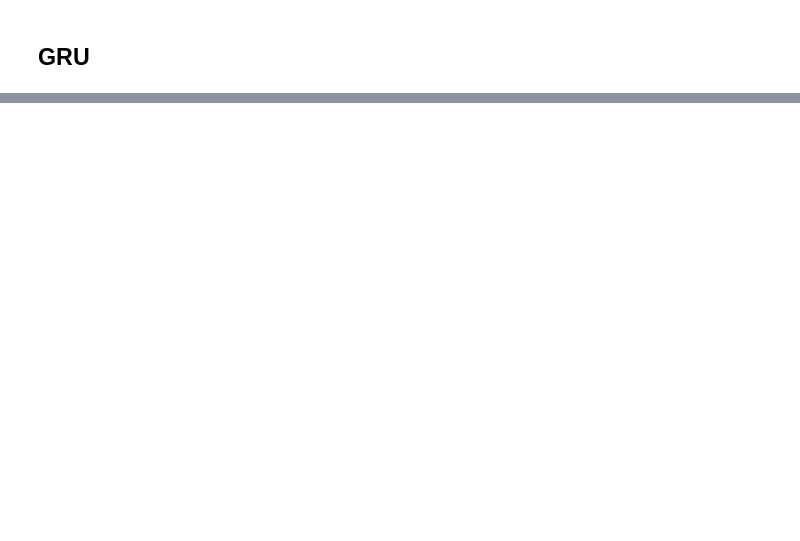
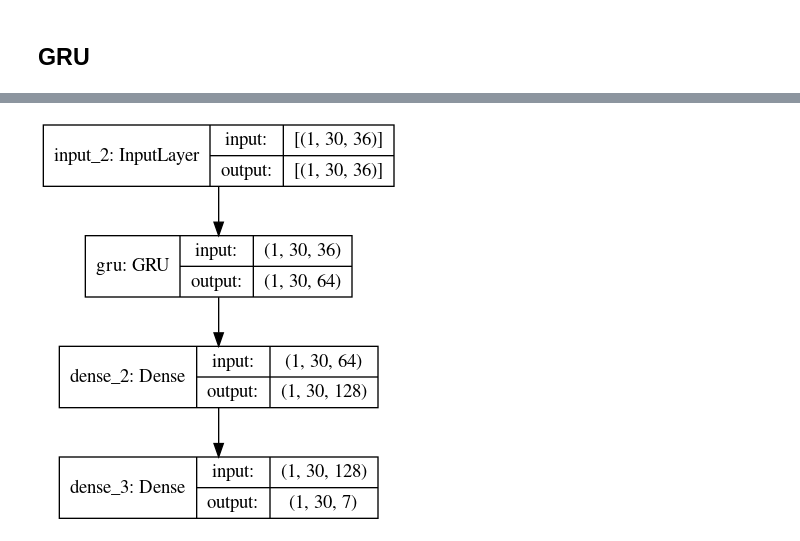
Before and after one commit to balezz/Punch_DL, a Jupyter notebook: RNN-LSTM-GRU.ipynb, the cells around one changed output, grey strips where cells are left out. Drawn from its saved outputs; the diff is of its cells as text; code cells hidden in the pictures; blank space fills up the shorter version.

```diff
--- a/RNN-LSTM-GRU.ipynb
+++ b/RNN-LSTM-GRU.ipynb
@@ -246,3 +243,7 @@ _________________________________________________________________
+# %%
+plot_model(model, show_shapes=True, show_layer_names=True)
+# %% [output]
+[figure, added]
 # %%
 model.compile(optimizer='adam',
               loss='categorical_crossentropy',
```
Also changed, not shown: parts of 26 cells of this notebook, 47 other files.
